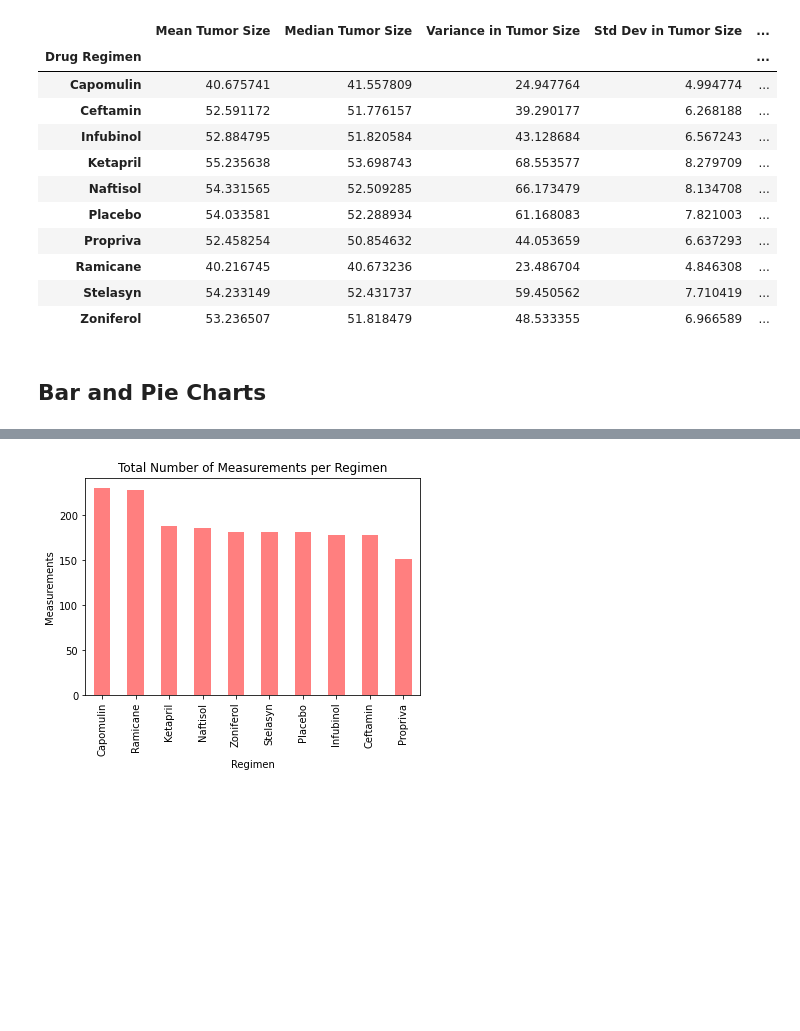
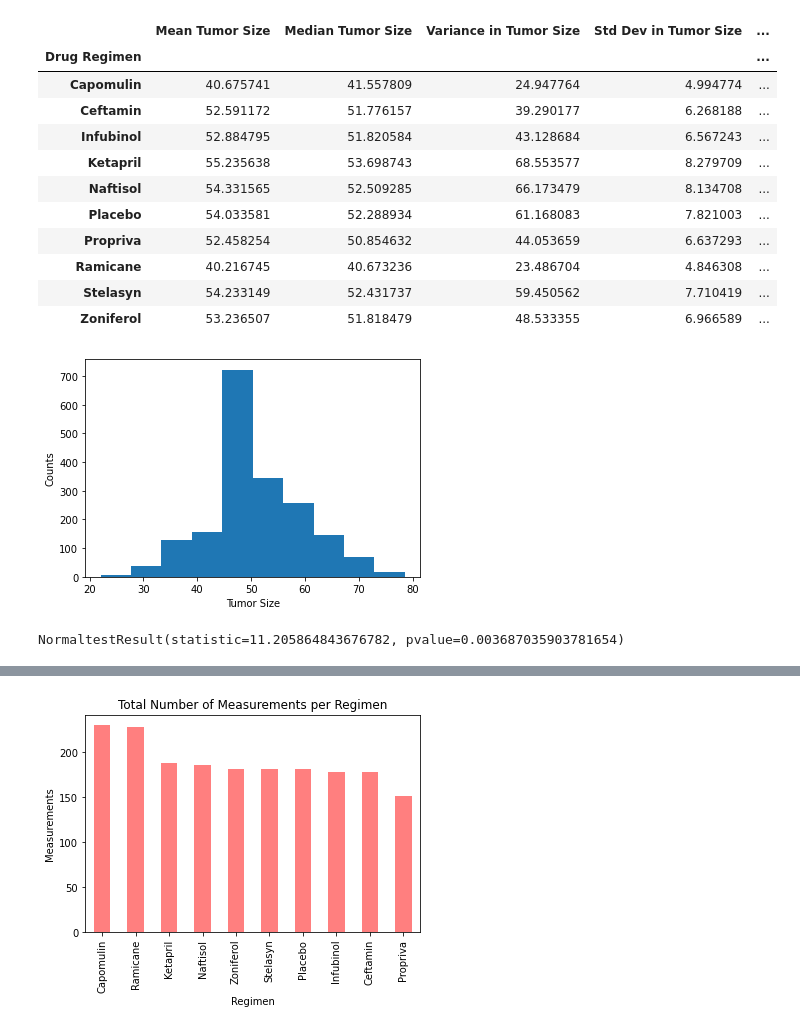
Before and after one commit to j0serobles/UCF_Data_Bootcamp_Homework_5, a Jupyter notebook: Instructions/Pymaceuticals/pymaceuticals_starter.ipynb, the cells around one changed output, grey strips where cells are left out. Drawn from its saved outputs; the diff is of its cells as text; code cells hidden in the pictures; blank space fills up the shorter version.

```diff
--- a/Instructions/Pymaceuticals/pymaceuticals_starter.ipynb
+++ b/Instructions/Pymaceuticals/pymaceuticals_starter.ipynb
@@ -140,5 +163,13 @@ regimen_results
 | Ramicane | 40.216745 | 40.673236 | 23.486704 | 4.846308 | ... |
 | Stelasyn | 54.233149 | 52.431737 | 59.450562 | 7.710419 | ... |
 | Zoniferol | 53.236507 | 51.818479 | 48.533355 | 6.966589 | ... |
-# %% [markdown]
-## Bar and Pie Charts
+# %%
+tumor_volumes = merged_data["Tumor Volume (mm3)"]
+plt.hist(tumor_volumes)
+plt.xlabel('Tumor Size')
+plt.ylabel('Counts')
+plt.show()
+print(sts.normaltest(tumor_volumes.sample(500)) )
+# %% [output]
+[figure, added]
+NormaltestResult(statistic=11.205864843676782, pvalue=0.003687035903781654)
```
Also changed, not shown: parts of 25 cells of this notebook.
